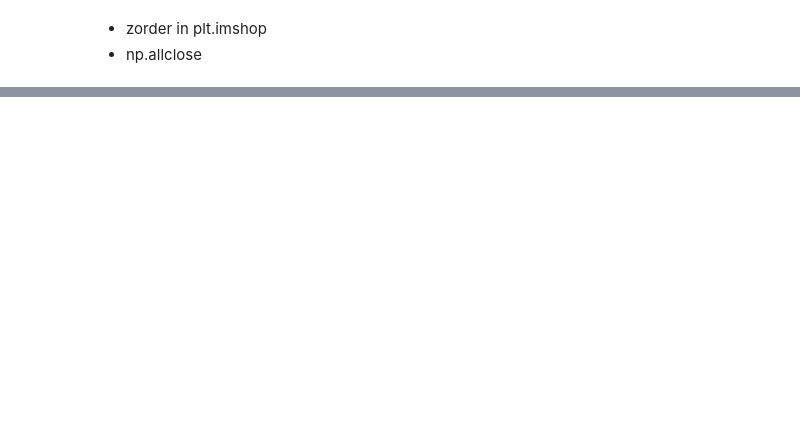
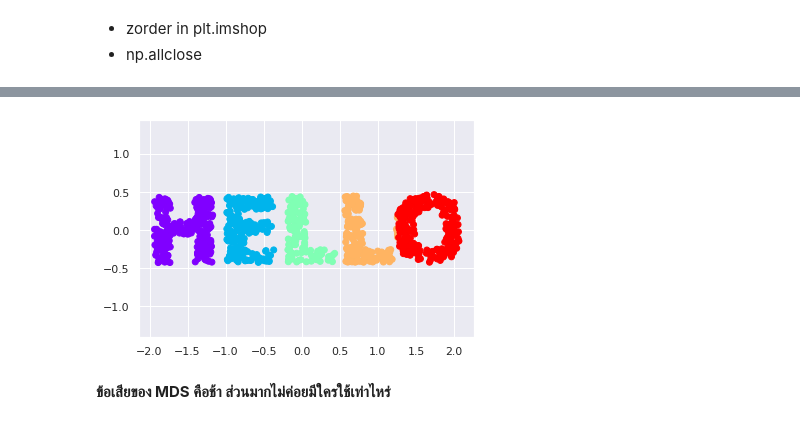
Before and after one commit to SupawadeeKhamthuy/multivariate, a Jupyter notebook: Chapter4_MDS.ipynb, the cells around one changed output, grey strips where cells are left out. Saved outputs shown, nothing was run; the diff lists cells and outputs as text; code cells hidden in the pictures; blank space fills up the shorter version.

```diff
--- a/Chapter4_MDS.ipynb
+++ b/Chapter4_MDS.ipynb
@@ -255,0 +290,9 @@ plt.axis('equal');
+# %%
+model = PCA(n_components=2 ) ## PCA จะหมุนกลับมาให้เหมือนเดิม หาก dimension ไม่ได้เปลี่ยนจะได้รูปเเบบเดิม
+out3 = model.fit_transform(out)
+plt.scatter(out3[:, 0], out3[:, 1], **colorize)
+plt.axis('equal');
+# %% [output]
+[figure, added]
+# %% [markdown]
+**ข้อเสียของ MDS คือช้า ส่วนมากไม่ค่อยมีใครใช้เท่าไหร่**
```
Also changed, not shown: parts of 13 cells of this notebook.
